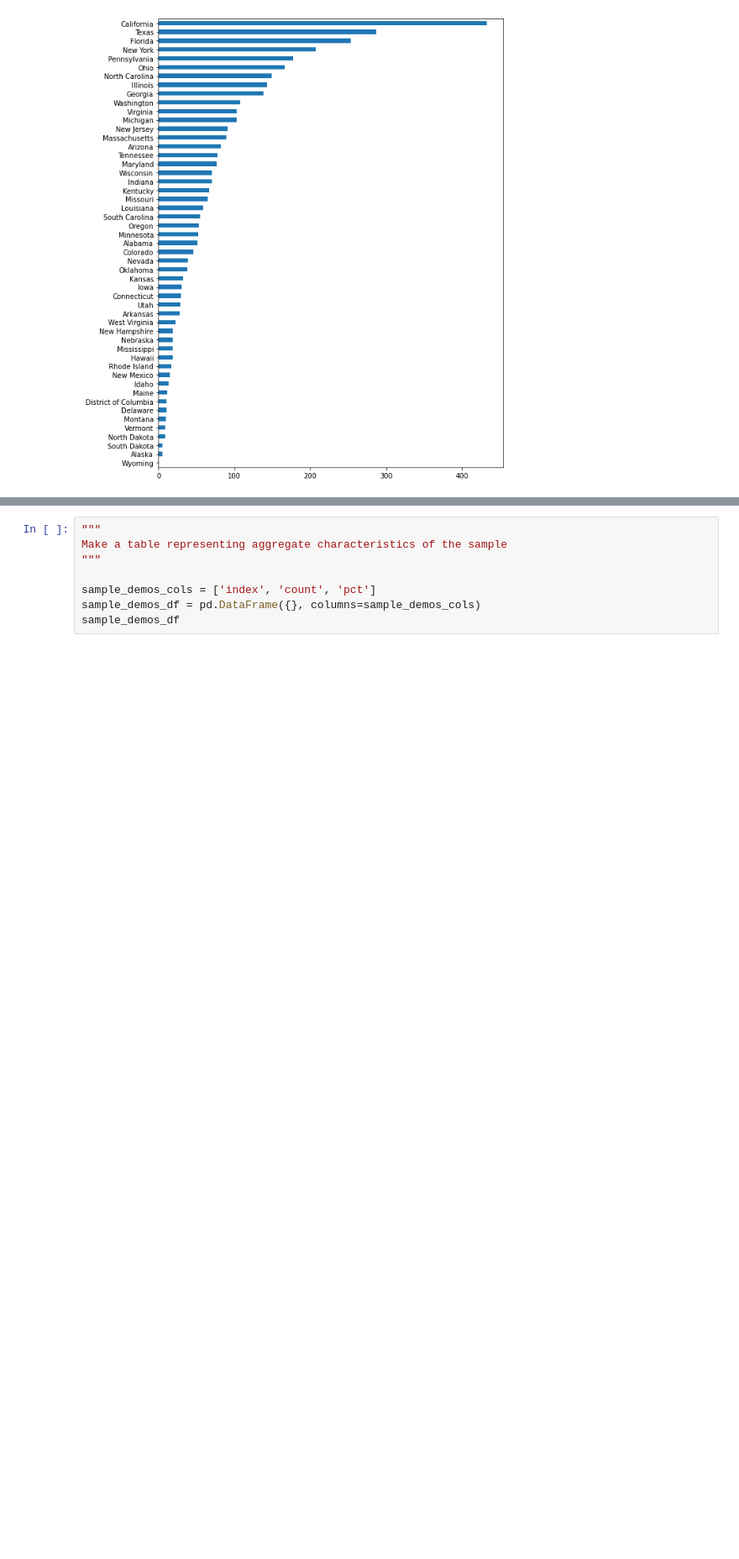
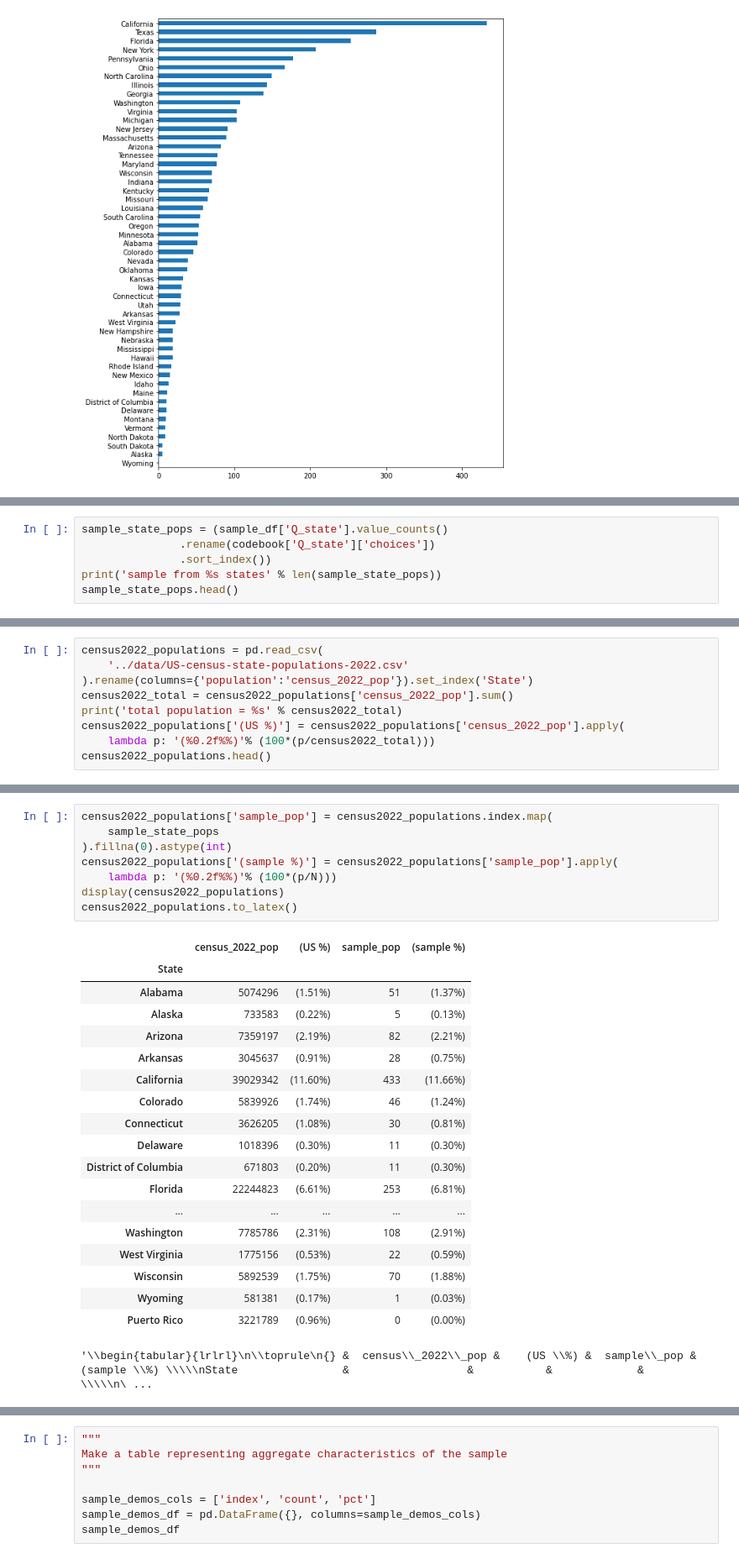
Before and after one commit to aberke/drones-consumer-privacy, a Jupyter notebook: data-analysis/survey-sample-demographics.ipynb, the cells around one changed output, grey strips where cells are left out. Shown at 84% size. Saved outputs shown, nothing was run; the diff lists cells and outputs as text; blank space fills up the shorter version.

Commit message:
added US census state population estimates for 2022 and compare to sample in demograpics notebook
- Pearson correlation coefficient of 0.986

```diff
--- a/data-analysis/survey-sample-demographics.ipynb
+++ b/data-analysis/survey-sample-demographics.ipynb
@@ -92,0 +93,6 @@ In which state do you currently reside?
+# %%
+sample_state_pops = (sample_df['Q_state'].value_counts()
+               .rename(codebook['Q_state']['choices'])
+               .sort_index())
+print('sample from %s states' % len(sample_state_pops))
+sample_state_pops.head()
@@ -92,0 +126,9 @@ In which state do you currently reside?
+# %%
+census2022_populations = pd.read_csv(
+    '../data/US-census-state-populations-2022.csv'
+).rename(columns={'population':'census_2022_pop'}).set_index('State')
+census2022_total = census2022_populations['census_2022_pop'].sum()
+print('total population = %s' % census2022_total)
+census2022_populations['(US %)'] = census2022_populations['census_2022_pop'].apply(
+    lambda p: '(%0.2f%%)'% (100*(p/census2022_total)))
+census2022_populations.head()
@@ -92,0 +144,28 @@ In which state do you currently reside?
+# %%
+census2022_populations['sample_pop'] = census2022_populations.index.map(
+    sample_state_pops
+).fillna(0).astype(int)
+census2022_populations['(sample %)'] = census2022_populations['sample_pop'].apply(
+    lambda p: '(%0.2f%%)'% (100*(p/N)))
+display(census2022_populations)
+census2022_populations.to_latex()
+# %% [output]
+|  | census_2022_pop | (US %) | sample_pop | (sample %) |
+| State |  |  |  |  |
+| Alabama | 5074296 | (1.51%) | 51 | (1.37%) |
+| Alaska | 733583 | (0.22%) | 5 | (0.13%) |
+| Arizona | 7359197 | (2.19%) | 82 | (2.21%) |
+| Arkansas | 3045637 | (0.91%) | 28 | (0.75%) |
+| California | 39029342 | (11.60%) | 433 | (11.66%) |
+| Colorado | 5839926 | (1.74%) | 46 | (1.24%) |
+| Connecticut | 3626205 | (1.08%) | 30 | (0.81%) |
+| Delaware | 1018396 | (0.30%) | 11 | (0.30%) |
+| District of Columbia | 671803 | (0.20%) | 11 | (0.30%) |
+| Florida | 22244823 | (6.61%) | 253 | (6.81%) |
+| ... | ... | ... | ... | ... |
+| Washington | 7785786 | (2.31%) | 108 | (2.91%) |
+| West Virginia | 1775156 | (0.53%) | 22 | (0.59%) |
+| Wisconsin | 5892539 | (1.75%) | 70 | (1.88%) |
+| Wyoming | 581381 | (0.17%) | 1 | (0.03%) |
+| Puerto Rico | 3221789 | (0.96%) | 0 | (0.00%) |
+'\\begin{tabular}{lrlrl}\n\\toprule\n{} &  census\\_2022\\_pop &    (US \\%) &  sample\\_pop & (sample \\%) \\\\\nState                &                  &           &             &            \\\\\n\ ...
```
Also changed, not shown: parts of 7 cells of this notebook, 1 other file.
